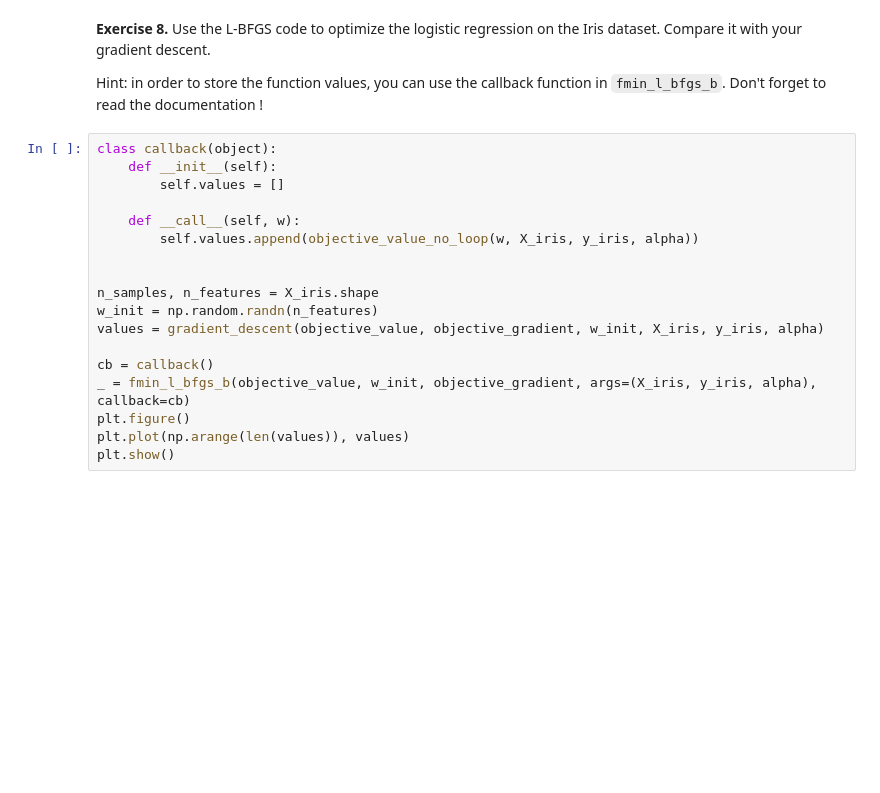
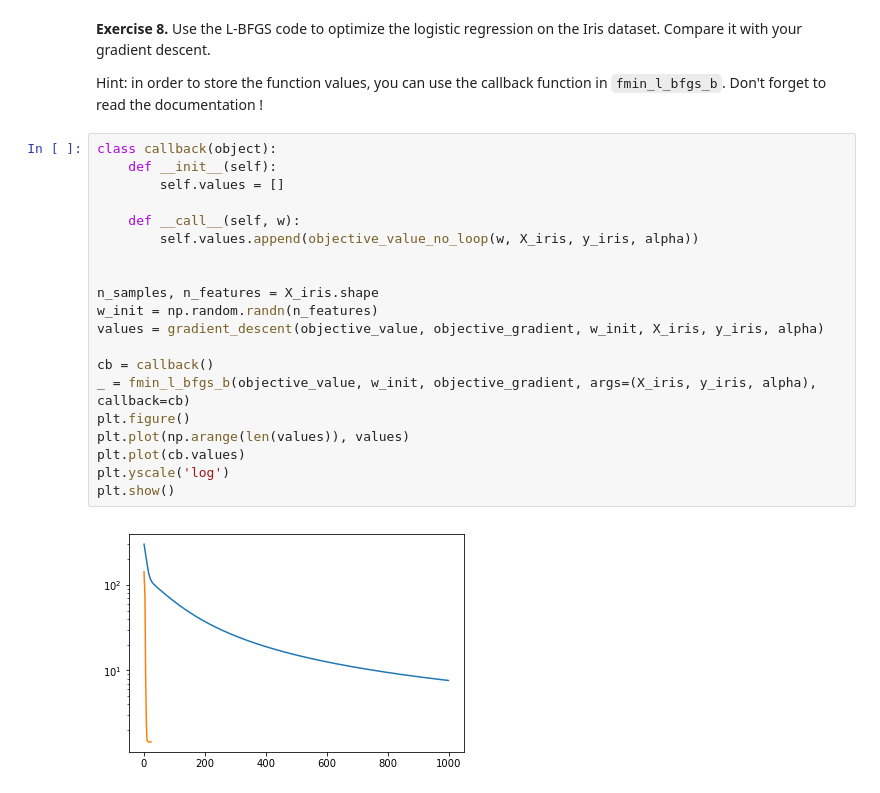
Before and after one commit to data-psl/lectures2020, a Jupyter notebook: notebooks/03_optimization_corrected.ipynb, the cells around one changed output. Saved outputs shown, nothing was run; the diff lists cells and outputs as text; blank space fills up the shorter version.

```diff
--- a/notebooks/03_optimization_corrected.ipynb
+++ b/notebooks/03_optimization_corrected.ipynb
@@ -386,18 +386,22 @@ Hint: in order to store the function values, you can use the callback function i
 # %%
 class callback(object):
     def __init__(self):
         self.values = []
 
     def __call__(self, w):
         self.values.append(objective_value_no_loop(w, X_iris, y_iris, alpha))
 
 
 n_samples, n_features = X_iris.shape
 w_init = np.random.randn(n_features)
 values = gradient_descent(objective_value, objective_gradient, w_init, X_iris, y_iris, alpha)
 
 cb = callback()
 _ = fmin_l_bfgs_b(objective_value, w_init, objective_gradient, args=(X_iris, y_iris, alpha), callback=cb)
 plt.figure()
 plt.plot(np.arange(len(values)), values)
+plt.plot(cb.values)
+plt.yscale('log')
 plt.show()
+# %% [output]
+[figure, added]
```
Also changed, not shown: parts of 7 cells of this notebook.
